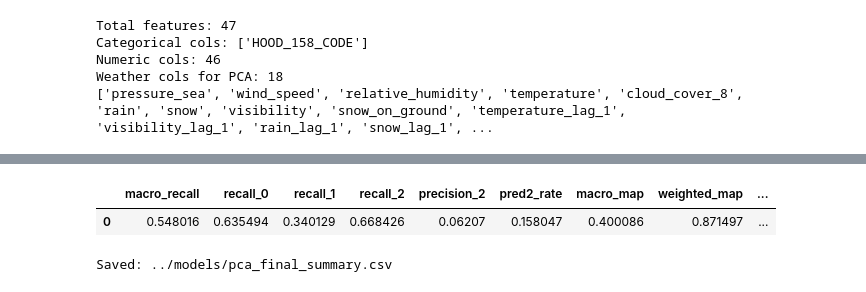
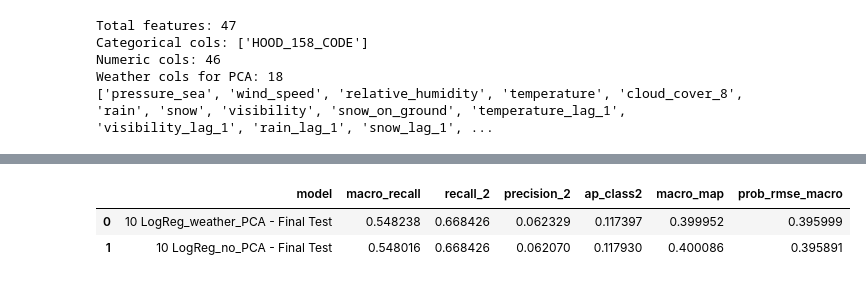
Before and after one commit to ope2001/toronto-prediction-collision, a Jupyter notebook: final_notebooks/10_pca_benchmark_time_series_cv.ipynb, the cells around one changed output, grey strips where cells are left out. Saved outputs shown, nothing was run; the diff lists cells and outputs as text; code cells hidden in the pictures.

Commit message:
notebook update Updated notebooks with RMSE and MAP metrics and comparion between all models

```diff
--- a/final_notebooks/10_pca_benchmark_time_series_cv.ipynb
+++ b/final_notebooks/10_pca_benchmark_time_series_cv.ipynb
@@ -114,7 +114,6 @@ y_class
 2    0.0147
 Name: proportion, dtype: float64
 # %%
-
 def metric_dict(y_true, pred, proba):
     y_true_arr = np.asarray(y_true)
     y_pred_arr = np.asarray(pred)
@@ -133,7 +132,7 @@ def metric_dict(y_true, pred, proba):
         (y_pred_arr == 2).astype(int),
         zero_division=0
     )
-    pred2_rate = float((y_pred_arr == 2).mean())
+    pred_class2_rate = float((y_pred_arr == 2).mean())
 
     # AP / MAP
     ap_vals = []
@@ -171,18 +170,15 @@ def metric_dict(y_true, pred, proba):
     else:
         weighted_map = np.nan
 
-    # RMSE
     label_rmse = float(np.sqrt(mean_squared_error(y_true_arr, y_pred_arr)))
 
     y_onehot = np.zeros((len(y_true_arr), 3), dtype=float)
     y_onehot[np.arange(len(y_true_arr)), y_true_arr.astype(int)] = 1.0
     prob_rmse_macro = float(
-        np.mean(
-            [
-                np.sqrt(mean_squared_error(y_onehot[:, c], proba_arr[:, c]))
-                for c in range(3)
-            ]
-        )
+        np.mean([
+            np.sqrt(mean_squared_error(y_onehot[:, c], proba_arr[:, c]))
+            for c in range(3)
+        ])
     )
 
     row = {
@@ -191,7 +187,7 @@ def metric_dict(y_true, pred, proba):
         "recall_1": float(rec[1]),
         "recall_2": float(rec[2]),
         "precision_2": float(prec2),
-        "pred2_rate": pred2_rate,
+        "pred_class2_rate": pred_class2_rate,
         "macro_map": macro_map,
         "weighted_map": weighted_map,
         "label_rmse": label_rmse,
@@ -199,6 +195,8 @@ def metric_dict(y_true, pred, proba):
     }
     row.update(ap_dict)
     return row
+
+
 def print_metrics(y_true, y_pred, proba=None, label="Model"):
     m = metric_dict(y_true, y_pred, proba=proba)
     m["label"] = label
@@ -406,7 +404,7 @@ cv_summary = (
         recall_1_mean=("recall_1", "mean"),
         recall_2_mean=("recall_2", "mean"),
         precision_2_mean=("precision_2", "mean"),
-        pred2_rate_mean=("pred2_rate", "mean"),
+        pred_class2_rate_mean=("pred_class2_rate", "mean"),
         ap_class2_mean=("ap_class2", "mean"),
         macro_map_mean=("macro_map", "mean"),
         weighted_map_mean=("weighted_map", "mean"),
@@ -439,23 +437,56 @@ Done: LogReg_weather_PCA | fold 3/3 | macro=0.5340 | ap2=0.1035
 | 0 | LogReg_no_PCA | 3 | 0.542623 | 0.005223 | 0.347392 | 0.635617 | 0.063616 | ... |
 | 1 | LogReg_weather_PCA | 3 | 0.541645 | 0.006752 | 0.344891 | 0.632786 | 0.063704 | ... |
 # %%
+# ============================================================
+# Final test comparison: evaluate BOTH no-PCA and PCA models
+# ============================================================
+final_test_rows = []
 
-best_model_name = cv_summary.iloc[0]["model"]
-best_builder = build_logreg_weather_pca if best_model_name == "LogReg_weather_PCA" else build_logreg_no_pca
+final_candidates = [
+    ("LogReg_no_PCA", build_logreg_no_pca),
+    ("LogReg_weather_PCA", build_logreg_weather_pca),
+]
 
-final_model = best_builder()
-final_model.fit(X_dev, y_dev)
+for model_name, builder in final_candidates:
+    print(f"Fitting final {model_name} on full development data...")
+    model = builder()
+    model.fit(X_dev, y_dev)
 
-test_pred = final_model.predict(X_test)
-test_proba = final_model.predict_proba(X_test)
-test_metrics = print_metrics(y_test, test_pred, proba=test_proba, label=f"{best_model_name} - Final Test")
+    test_pred = model.predict(X_test)
+    test_proba = model.predict_proba(X_test)
 
-test_df = pd.DataFrame([test_metrics])
-test_df.insert(0, "model", best_model_name)
-test_df = test_df[[c for c in ["model","macro_recall","recall_2","precision_2","ap_class2","macro_map","prob_rmse_macro"] if c in test_df.columns]]
+    row = metric_dict(y_test, test_pred, test_proba)
+    row["model"] = f"10 {model_name} - Final Test"
+    final_test_rows.append(row)
+
+test_df = pd.DataFrame(final_test_rows)
+
+# Keep compact columns for Notebook 15
+test_df = test_df[
+    [c for c in [
+        "model",
+        "macro_recall",
+        "recall_2",
+        "precision_2",
+        "ap_class2",
+        "macro_map",
+        "prob_rmse_macro"
+    ] if c in test_df.columns]
+].copy()
+
+test_df = test_df.sort_values(
+    ["macro_recall", "ap_class2", "macro_map", "recall_2", "prob_rmse_macro"],
+    ascending=[False, False, False, False, True]
+).reset_index(drop=True)
+
+# Save both final test rows
 test_df.to_csv(OUT_TEST, index=False)
 
+# Also save the CV summary in compact form
+cv_summary_to_save = cv_summary.rename(columns={"label": "model"}).copy()
+cv_summary_to_save.to_csv(OUT_CV_SUMMARY, index=False)
 
+print("Saved:", OUT_CV_SUMMARY)
 print("Saved:", OUT_TEST)
 display(test_df)
 # %% [output]
@@ -462,3 +497,3 @@ display(test_df)
-|  | macro_recall | recall_0 | recall_1 | recall_2 | precision_2 | pred2_rate | macro_map | weighted_map | ... |
-| 0 | 0.548016 | 0.635494 | 0.340129 | 0.668426 | 0.06207 | 0.158047 | 0.400086 | 0.871497 | ... |
+|  | model | macro_recall | recall_2 | precision_2 | ap_class2 | macro_map | prob_rmse_macro |
+| 0 | 10 LogReg_weather_PCA - Final Test | 0.548238 | 0.668426 | 0.062329 | 0.117397 | 0.399952 | 0.395999 |
+| 1 | 10 LogReg_no_PCA - Final Test | 0.548016 | 0.668426 | 0.062070 | 0.117930 | 0.400086 | 0.395891 |
-Saved: ../models/pca_final_summary.csv
```
Also changed, not shown: parts of 2 cells of this notebook, 2 other files.
